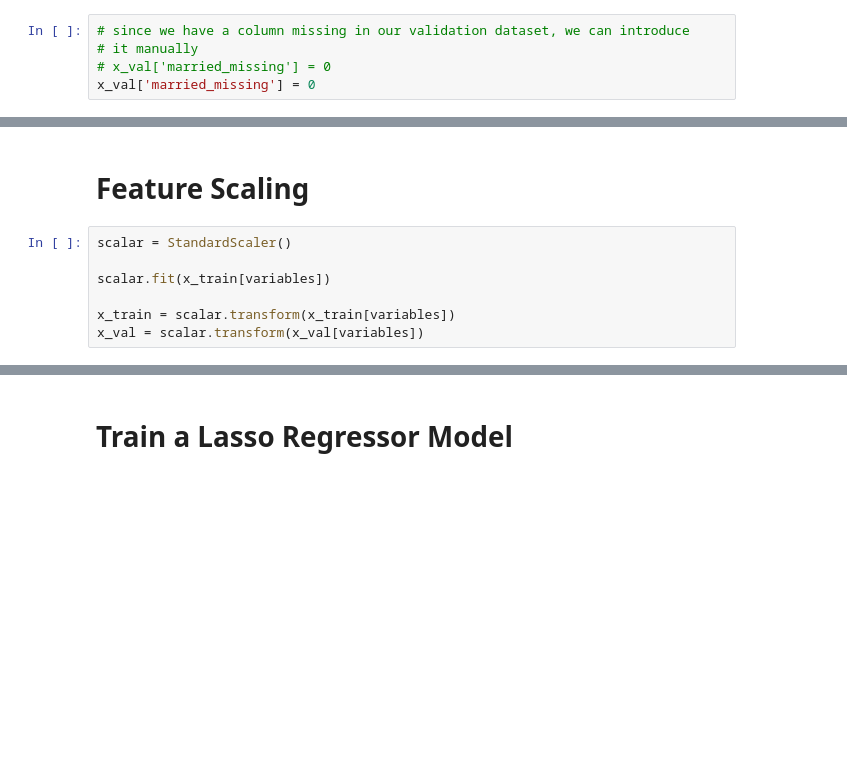
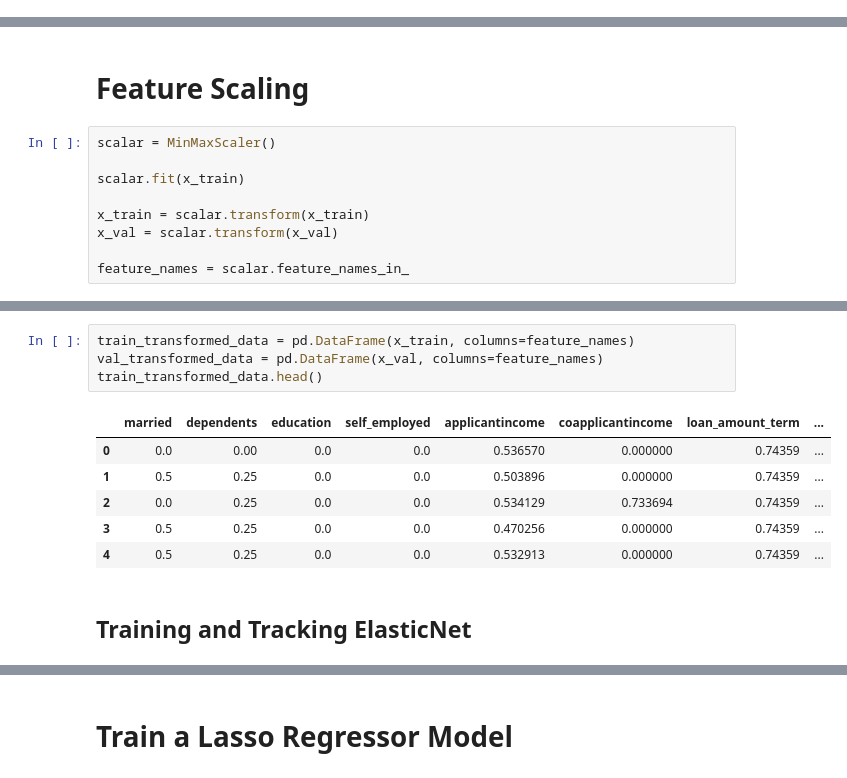
Before and after one commit to chibuikeeugene/loan-amount-prediction, a Jupyter notebook: research/loan-amount-prediction.ipynb, the cells around one changed output, grey strips where cells are left out. Saved outputs shown, nothing was run; the diff lists cells and outputs as text; blank space fills up the shorter version.

```diff
--- a/research/loan-amount-prediction.ipynb
+++ b/research/loan-amount-prediction.ipynb
@@ -387,5 +434,0 @@ list(x_val.columns)
-# %%
-# since we have a column missing in our validation dataset, we can introduce
-# it manually
-# x_val['married_missing'] = 0
-x_val['married_missing'] = 0
@@ -457,9 +456,11 @@ x_val[cont_num_vars] = np.log1p(x_val[cont_num_vars])
 # %% [markdown]
 # Feature Scaling
 # %%
-scalar = StandardScaler()
+scalar = MinMaxScaler()
 
-scalar.fit(x_train[variables])
+scalar.fit(x_train)
 
-x_train = scalar.transform(x_train[variables])
-x_val = scalar.transform(x_val[variables])
+x_train = scalar.transform(x_train)
+x_val = scalar.transform(x_val)
+
+feature_names = scalar.feature_names_in_
@@ -475,0 +480,13 @@ a.head()
+# %%
+train_transformed_data = pd.DataFrame(x_train, columns=feature_names)
+val_transformed_data = pd.DataFrame(x_val, columns=feature_names)
+train_transformed_data.head()
+# %% [output]
+|  | married | dependents | education | self_employed | applicantincome | coapplicantincome | loan_amount_term | ... |
+| 0 | 0.0 | 0.00 | 0.0 | 0.0 | 0.536570 | 0.000000 | 0.74359 | ... |
+| 1 | 0.5 | 0.25 | 0.0 | 0.0 | 0.503896 | 0.000000 | 0.74359 | ... |
+| 2 | 0.0 | 0.25 | 0.0 | 0.0 | 0.534129 | 0.733694 | 0.74359 | ... |
+| 3 | 0.5 | 0.25 | 0.0 | 0.0 | 0.470256 | 0.000000 | 0.74359 | ... |
+| 4 | 0.5 | 0.25 | 0.0 | 0.0 | 0.532913 | 0.000000 | 0.74359 | ... |
+# %% [markdown]
+## Training and Tracking ElasticNet
```
Also changed, not shown: parts of 39 cells of this notebook, 8 other files.
